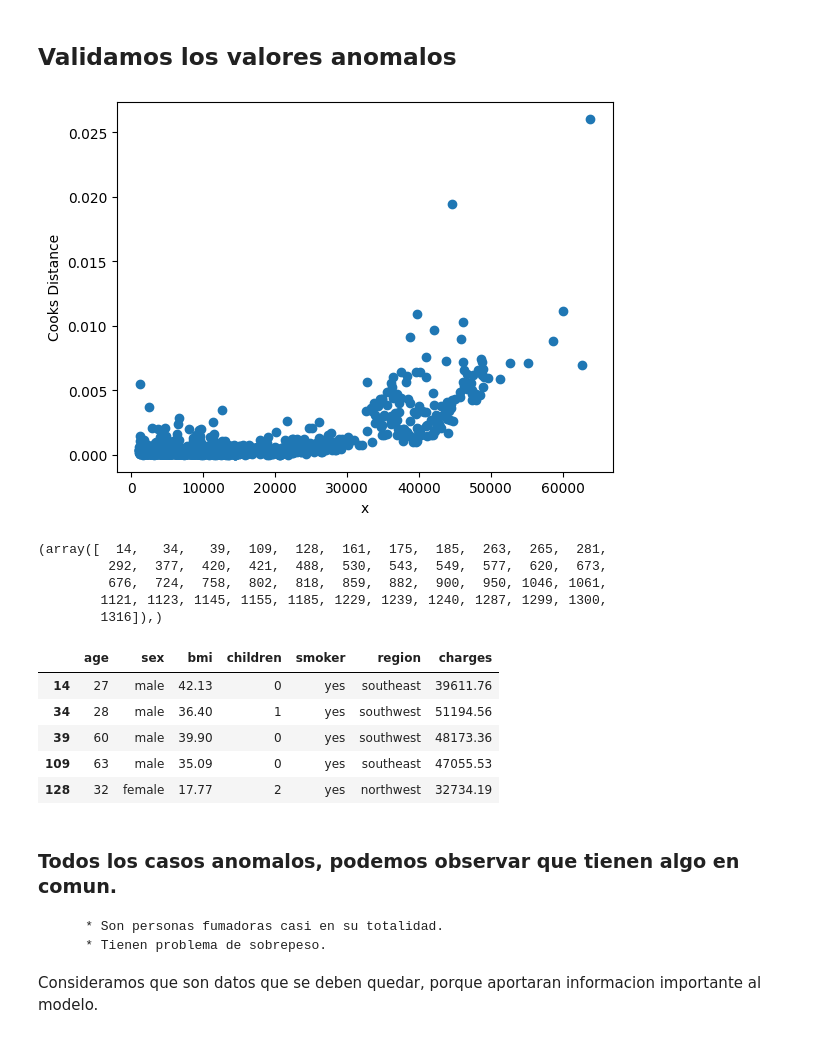
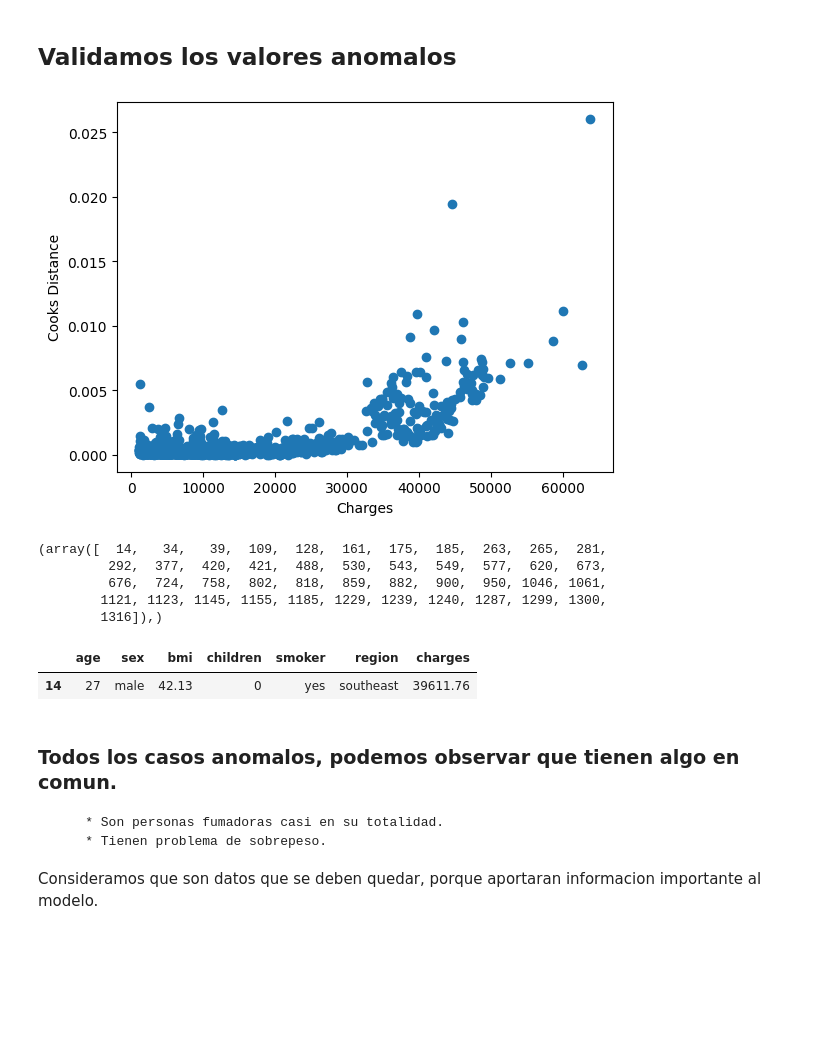
Before and after one commit to Carlos2607-a/Regresion, a Jupyter notebook: src/explore.ipynb, the cells around one changed output. Drawn from its saved outputs; the diff is of its cells as text; code cells hidden in the pictures; blank space fills up the shorter version.

```diff
--- a/src/explore.ipynb
+++ b/src/explore.ipynb
@@ -130,34 +130,30 @@ plt.show()
 # %% [markdown]
 ### Procedemos convertir las variables categoricas en variables indicadoras, para concatenarlas con un la data que solo es numerica, de esa manera podemos trabajar con el conjunto de datos de manera mas comoda.
 # %%
-df_nm = pd.get_dummies(df[["sex", "smoker", "region"]])
-df_ap = df.select_dtypes(exclude=('object'))
-carga = [df_ap,df_nm]
+df_nm = pd.get_dummies(df[["sex", "smoker", "region"]], drop_first=True)
+df_ap = df.select_dtypes(exclude=('object','category'))
+carga = [df_ap,df_nm.astype(int)]
 data = pd.concat(carga, axis=1)
 # %% [markdown]
 ## Validamos los valores anomalos
 # %%
-import statsmodels.api as sm
-import pandas as pd
-
-
 X = df_ap.drop('charges', axis=1)
 y = df_ap['charges']
 
 X = sm.add_constant(X)
 
 
 modelo = sm.OLS(y, X).fit()
 
 influencia = modelo.get_influence()
 distancia_cook = influencia.cooks_distance
 
 plt.scatter(df_ap.charges, distancia_cook[0])
-plt.xlabel('x')
+plt.xlabel('Charges')
 plt.ylabel('Cooks Distance')
 plt.show()
 # %% [output]
-[figure, old version]
+[figure, new version]
 # %%
 np.where(distancia_cook[0]>0.005)
 # %% [output]
@@ -169,14 +165,10 @@ np.where(distancia_cook[0]>0.005)
 # %%
 indices = [14, 34, 39, 109, 128, 161, 175, 185, 263, 265, 281, 292, 377, 420, 421, 488, 530, 543, 549, 577, 620, 673, 676, 724, 758, 802, 818, 859, 882, 900, 950, 1046, 1061, 1121, 1123, 1145, 1155, 1185, 1229, 1239, 1240, 1287, 1299, 1300, 1316]
 
-df.iloc[indices].head()
+df.iloc[indices].head(1)
 # %% [output]
 |  | age | sex | bmi | children | smoker | region | charges |
 | 14 | 27 | male | 42.13 | 0 | yes | southeast | 39611.76 |
-| 34 | 28 | male | 36.40 | 1 | yes | southwest | 51194.56 |
-| 39 | 60 | male | 39.90 | 0 | yes | southwest | 48173.36 |
-| 109 | 63 | male | 35.09 | 0 | yes | southeast | 47055.53 |
-| 128 | 32 | female | 17.77 | 2 | yes | northwest | 32734.19 |
 # %% [markdown]
 ### Todos los casos anomalos, podemos observar que tienen algo en comun.
 
```
Also changed, not shown: parts of 16 cells of this notebook.
